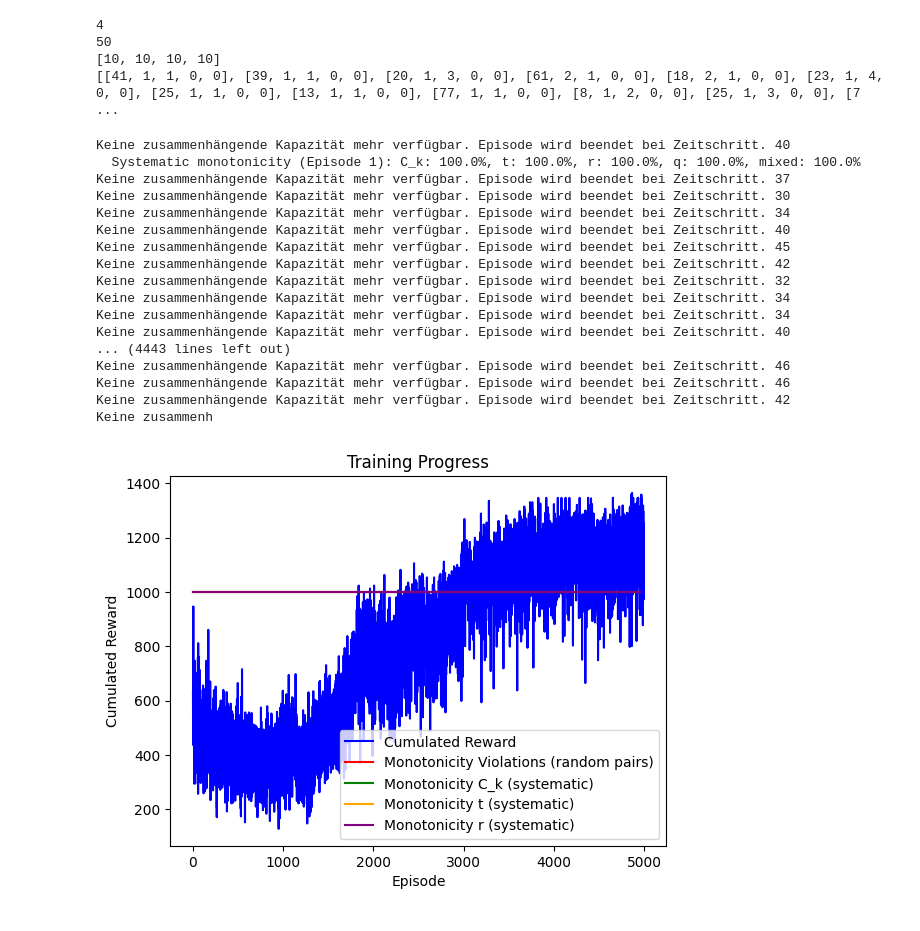
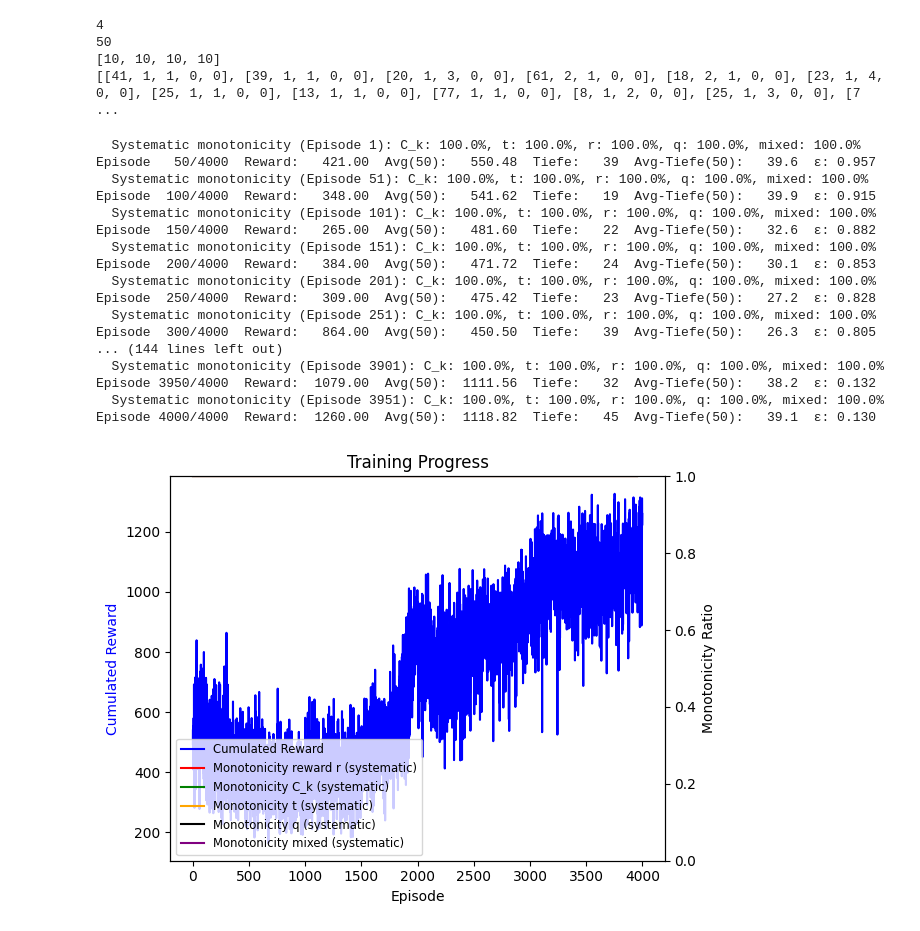
Before and after one commit to FelixFritz02/CI-Programming-Project-SS26, a Jupyter notebook: Programming Part/notebooks/full_lattice_application.ipynb, the cells around one changed output. Saved outputs shown, nothing was run; the diff lists cells and outputs as text; code cells hidden in the pictures.

```diff
--- a/Programming Part/notebooks/full_lattice_application.ipynb
+++ b/Programming Part/notebooks/full_lattice_application.ipynb
@@ -52,41 +52,28 @@ agent = DQNAgent(
     epsilon_decay_steps=40000
 )
 # %%
-reward_history, monotonicity_violations = agent.train(num_episodes=5000)
+reward_history, monotonicity_violations, depth_history = agent.train(num_episodes=4000)
 # %% [output]
-Keine zusammenhängende Kapazität mehr verfügbar. Episode wird beendet bei Zeitschritt. 40
   Systematic monotonicity (Episode 1): C_k: 100.0%, t: 100.0%, r: 100.0%, q: 100.0%, mixed: 100.0%
-Keine zusammenhängende Kapazität mehr verfügbar. Episode wird beendet bei Zeitschritt. 37
-Keine zusammenhängende Kapazität mehr verfügbar. Episode wird beendet bei Zeitschritt. 30
-Keine zusammenhängende Kapazität mehr verfügbar. Episode wird beendet bei Zeitschritt. 34
-Keine zusammenhängende Kapazität mehr verfügbar. Episode wird beendet bei Zeitschritt. 40
-Keine zusammenhängende Kapazität mehr verfügbar. Episode wird beendet bei Zeitschritt. 45
-Keine zusammenhängende Kapazität mehr verfügbar. Episode wird beendet bei Zeitschritt. 42
-Keine zusammenhängende Kapazität mehr verfügbar. Episode wird beendet bei Zeitschritt. 32
-Keine zusammenhängende Kapazität mehr verfügbar. Episode wird beendet bei Zeitschritt. 34
-Keine zusammenhängende Kapazität mehr verfügbar. Episode wird beendet bei Zeitschritt. 34
-Keine zusammenhängende Kapazität mehr verfügbar. Episode wird beendet bei Zeitschritt. 40
-... (4443 lines left out)
-Keine zusammenhängende Kapazität mehr verfügbar. Episode wird beendet bei Zeitschritt. 46
-Keine zusammenhängende Kapazität mehr verfügbar. Episode wird beendet bei Zeitschritt. 46
-Keine zusammenhängende Kapazität mehr verfügbar. Episode wird beendet bei Zeitschritt. 42
-Keine zusammenh
+Episode   50/4000  Reward:   421.00  Avg(50):   550.48  Tiefe:   39  Avg-Tiefe(50):   39.6  ε: 0.957
+  Systematic monotonicity (Episode 51): C_k: 100.0%, t: 100.0%, r: 100.0%, q: 100.0%, mixed: 100.0%
+Episode  100/4000  Reward:   348.00  Avg(50):   541.62  Tiefe:   19  Avg-Tiefe(50):   39.9  ε: 0.915
+  Systematic monotonicity (Episode 101): C_k: 100.0%, t: 100.0%, r: 100.0%, q: 100.0%, mixed: 100.0%
+Episode  150/4000  Reward:   265.00  Avg(50):   481.60  Tiefe:   22  Avg-Tiefe(50):   32.6  ε: 0.882
+  Systematic monotonicity (Episode 151): C_k: 100.0%, t: 100.0%, r: 100.0%, q: 100.0%, mixed: 100.0%
+Episode  200/4000  Reward:   384.00  Avg(50):   471.72  Tiefe:   24  Avg-Tiefe(50):   30.1  ε: 0.853
+  Systematic monotonicity (Episode 201): C_k: 100.0%, t: 100.0%, r: 100.0%, q: 100.0%, mixed: 100.0%
+Episode  250/4000  Reward:   309.00  Avg(50):   475.42  Tiefe:   23  Avg-Tiefe(50):   27.2  ε: 0.828
+  Systematic monotonicity (Episode 251): C_k: 100.0%, t: 100.0%, r: 100.0%, q: 100.0%, mixed: 100.0%
+Episode  300/4000  Reward:   864.00  Avg(50):   450.50  Tiefe:   39  Avg-Tiefe(50):   26.3  ε: 0.805
+... (144 lines left out)
+  Systematic monotonicity (Episode 3901): C_k: 100.0%, t: 100.0%, r: 100.0%, q: 100.0%, mixed: 100.0%
+Episode 3950/4000  Reward:  1079.00  Avg(50):  1111.56  Tiefe:   32  Avg-Tiefe(50):   38.2  ε: 0.132
+  Systematic monotonicity (Episode 3951): C_k: 100.0%, t: 100.0%, r: 100.0%, q: 100.0%, mixed: 100.0%
+Episode 4000/4000  Reward:  1260.00  Avg(50):  1118.82  Tiefe:   45  Avg-Tiefe(50):   39.1  ε: 0.130
 # %%
-episodes = [x[0] for x in monotonicity_violations]
-ratio    = [x[1] * 1000 for x in monotonicity_violations]
-mono_c   = [x[2] * 1000 for x in monotonicity_violations]
-mono_t   = [x[3] * 1000 for x in monotonicity_violations]
-mono_r   = [x[4] * 1000 for x in monotonicity_violations]
+from training.plotting import plot_training_progress, plot_depth_epsilon
 
-plt.plot(reward_history, color="blue", label="Cumulated Reward")
-plt.plot(episodes, ratio,  color="red",    label="Monotonicity Violations (random pairs)")
-plt.plot(episodes, mono_c, color="green",  label="Monotonicity C_k (systematic)")
-plt.plot(episodes, mono_t, color="orange", label="Monotonicity t (systematic)")
-plt.plot(episodes, mono_r, color="purple", label="Monotonicity r (systematic)")
-plt.xlabel("Episode")
-plt.ylabel("Cumulated Reward")
-plt.title("Training Progress")
-plt.legend()
-plt.show()
+plot_training_progress(reward_history, monotonicity_violations)
 # %% [output]
-[figure, old version]
+[figure, new version]
```
Also changed, not shown: parts of 1 cell of this notebook, 6 other files.
